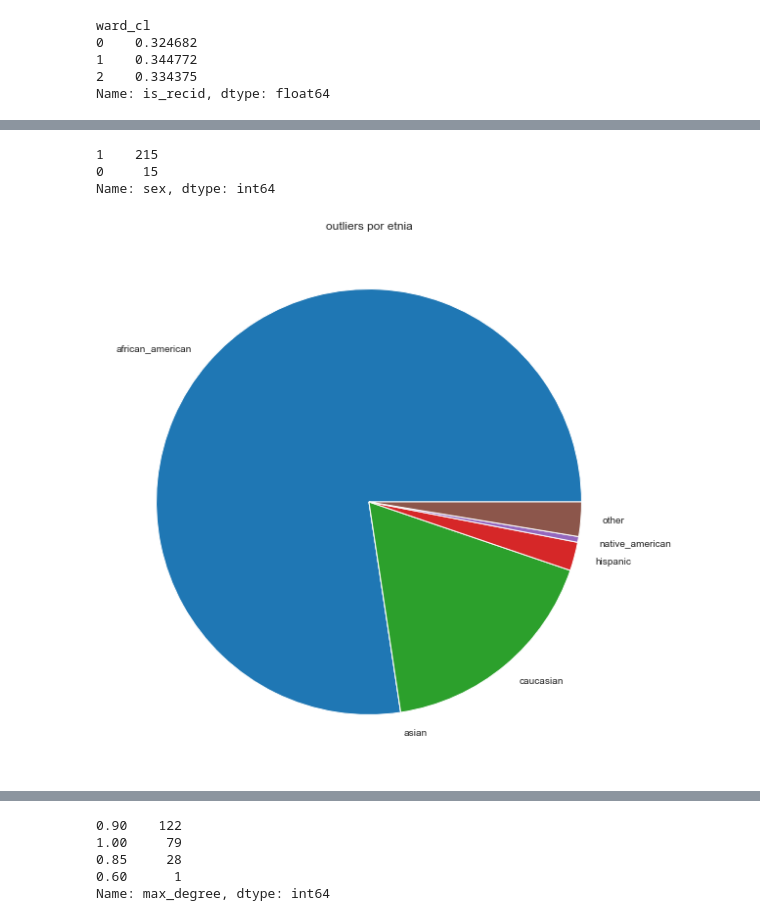
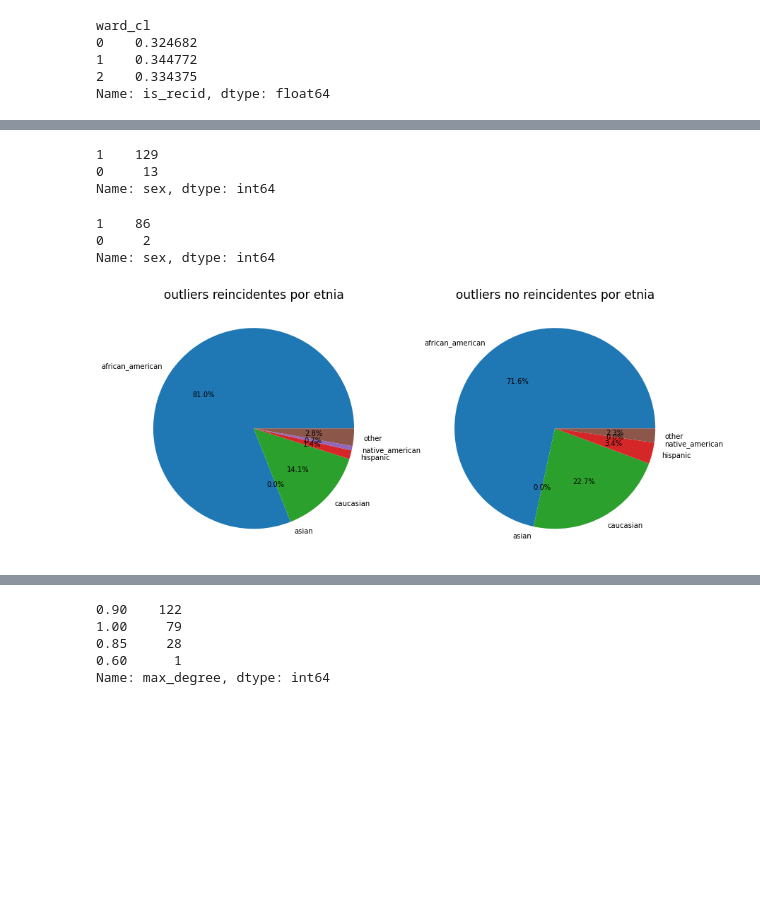
Before and after one commit to PJaramilloV/bias-no-basado, a Jupyter notebook: docs/hito-3.ipynb, the cells around one changed output, grey strips where cells are left out. Drawn from its saved outputs; the diff is of its cells as text; code cells hidden in the pictures; blank space fills up the shorter version.

```diff
--- a/docs/hito-3.ipynb
+++ b/docs/hito-3.ipynb
@@ -2207,5 +2209,8 @@ Notamos que DBSCAN nos muestra outliers, pero dichos outliers son notoriamente r
 # %%
-reincident_people = main_people[main_people.db_cl == -1]
+outliers = main_people[main_people.db_cl == -1]
+
+reincident_people =  outliers[outliers.is_recid == 1]
+not_recid_people = outliers[outliers.is_recid == 0]
 reincident_people.describe()
 # %% [output]
 |  | id | sex | dob | juv_fel_count | juv_misd_count | juv_other_count | compas_screening_date | ... |
@@ -2221,21 +2226,45 @@ reincident_people.describe()
 # %%
 reincident_people.sex.value_counts()
 # %% [output]
-1    215
-0     15
+1    129
+0     13
 Name: sex, dtype: int64
+# %%
+not_recid_people.sex.value_counts()
+# %% [output]
+1    86
+0     2
+Name: sex, dtype: int64
 # %%
 # Piechart by race
 labels = ['african_american', 'asian', 'caucasian', 'hispanic', 'native_american', 'other']
-race_count = [len(reincident_people[reincident_people['race_African-American'] == 1]), len(reincident_people[reincident_people['race_Asian'] == 1]), len(reincident_people[reincident_people['race_Caucasian'] == 1]),
-              len(reincident_people[reincident_people['race_Hispanic'] == 1]), len(reincident_people[reincident_people['race_Native American'] == 1]), len(reincident_people[reincident_people['race_Other'] == 1])]
+
+recid_race_count = [len(reincident_people[reincident_people['race_African-American'] == 1]),
+                    len(reincident_people[reincident_people['race_Asian'] == 1]),
+                    len(reincident_people[reincident_people['race_Caucasian'] == 1]),
+                    len(reincident_people[reincident_people['race_Hispanic'] == 1]),
+                    len(reincident_people[reincident_people['race_Native American'] == 1]),
+                    len(reincident_people[reincident_people['race_Other'] == 1])
+                  ]
+
+not_recid_race_count = [len(not_recid_people[not_recid_people['race_African-American'] == 1]),
+                        len(not_recid_people[not_recid_people['race_Asian'] == 1]),
+                        len(not_recid_people[not_recid_people['race_Caucasian'] == 1]),
+                        len(not_recid_people[not_recid_people['race_Hispanic'] == 1]),
+                        len(not_recid_people[not_recid_people['race_Native American'] == 1]),
+                        len(not_recid_people[not_recid_people['race_Other'] == 1])
+                        ]
 
 plt.figure(figsize=(14, 10))
-plt.title('outliers por etnia')
-plt.pie(race_count, labels=labels)
+plt.subplot(1,2,1)
+plt.title('outliers reincidentes por etnia', size=17)
+plt.pie(recid_race_count, labels=labels, autopct='%1.1f%%')
+plt.subplot(1,2,2)
+plt.title('outliers no reincidentes por etnia', size=17)
+plt.pie(not_recid_race_count, labels=labels, autopct='%1.1f%%')
 plt.show()
 # %% [output]
-[figure, old version]
+[figure, new version]
 # %%
 import datetime
 
```
Also changed, not shown: parts of 8 cells of this notebook, 1 other file.
